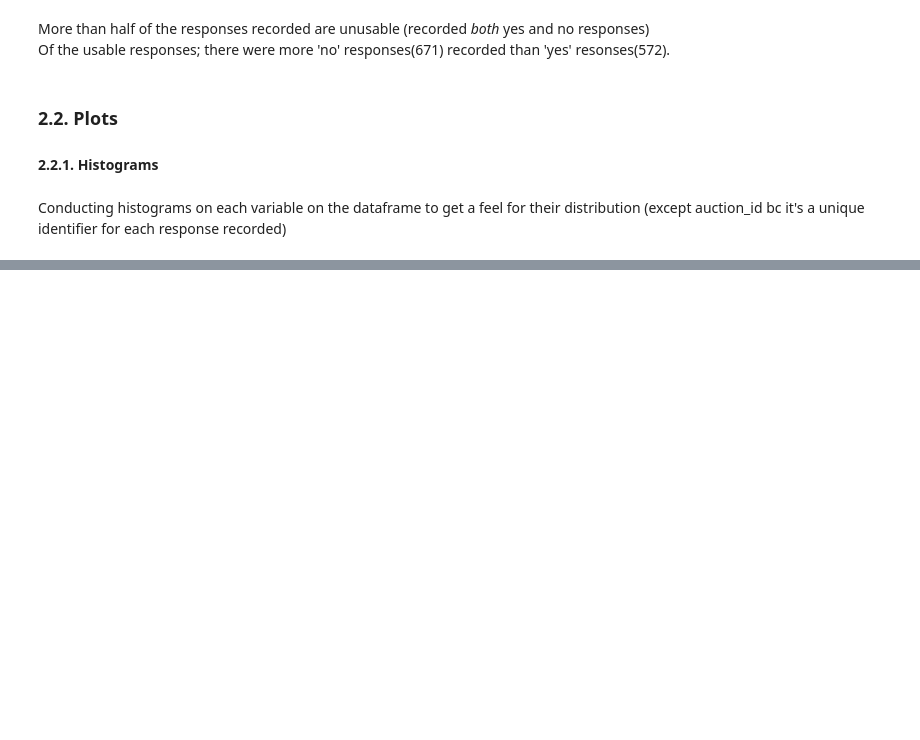
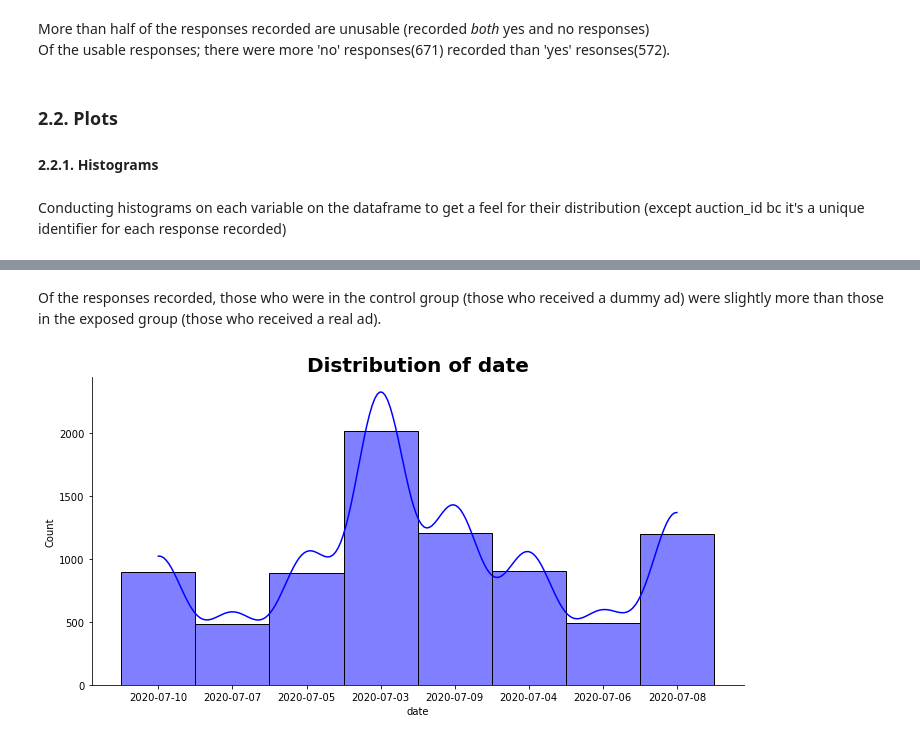
Before and after one commit to Group-6-10Academy/smart_ad_ABtesting, a Jupyter notebook: notebooks/new_EDA.ipynb, the cells around one changed output, grey strips where cells are left out. Drawn from its saved outputs; the diff is of its cells as text; code cells hidden in the pictures; blank space fills up the shorter version.

```diff
--- a/notebooks/new_EDA.ipynb
+++ b/notebooks/new_EDA.ipynb
@@ -315,0 +320,8 @@ Conducting histograms on each variable on the dataframe to get a feel for their
+# %% [markdown]
+Of the responses recorded, those who were in the control group (those who received a dummy ad) were slightly more than those in the exposed group (those who received a real ad).
+# %%
+# histogram of 'date' column
+
+VisualiseDf.plot_hist(raw,'date','blue')
+# %% [output]
+[figure, added]
```
Also changed, not shown: parts of 5 cells of this notebook.
